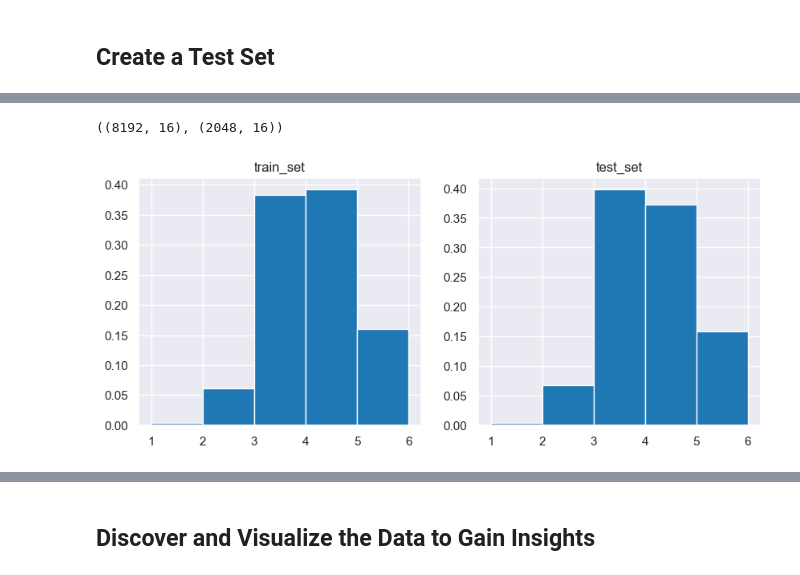
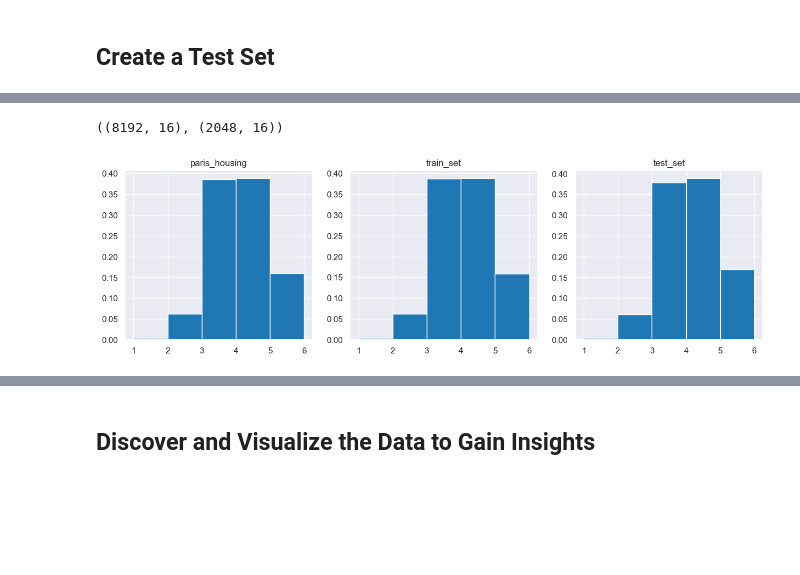
Before and after one commit to BranisGh/Data-Science-Projects, a Jupyter notebook: paris_housing.ipynb, the cells around one changed output, grey strips where cells are left out. Saved outputs shown, nothing was run; the diff lists cells and outputs as text; code cells hidden in the pictures; blank space fills up the shorter version.

```diff
--- a/paris_housing.ipynb
+++ b/paris_housing.ipynb
@@ -54,4 +54,6 @@ paris_housing = pd.read_csv(SAVE_PATH / FILE_NAME, sep=';')
 ## Examine the structure of the data
 
 Cette étape implique de fournir un aperçu succinct de la base de données, en mettant en évidence les variables de chaque échantillon (loyer), ainsi que des informations sur les données telles que leur type, le nombre de valeurs manquantes pour chaque variable, et quelques statistiques intéressantes pour une première visualisation, telles que le nombre d'échantillons, la moyenne, le maximum, le minimum et les quartiles des variables.
+# %%
+paris_housing_ = paris_housing.copy()
 # %%
@@ -177,17 +198,16 @@ def split_train_test(data, test_rat, by=None):
 # %%
-paris_housing['ref_cat'] = pd.cut(paris_housing['ref'],
+paris_housing_['ref_cat'] = pd.cut(paris_housing_['ref'],
                                   bins=[10., 15., 20., 25., 30., 35, 40, np.inf],
                                   labels=[1, 2, 3, 4, 5, 6, 7])
+train_set, test_set = split_train_test(data=paris_housing_, test_rat=0.2, by=None)
+train_set.shape, test_set.shape
+# %% [output]
+((8192, 16), (2048, 16))
-# %%
-train_set, test_set = split_train_test(data=paris_housing, test_rat=0.2, by=None)
-train_set.shape, test_set.shape
-# %% [output]
-((8192, 16), (2048, 16))
 # %%
-fig, axes = plt.subplots(1, 2, figsize=(10, 4))
-sets_name = ['train_set', 'test_set']
-for ax, set, name in zip(axes.flatten(), [train_set, test_set], sets_name):
+sets_name = ['paris_housing', 'train_set', 'test_set']
+fig, axes = plt.subplots(1, len(sets_name), figsize=(15, 4))
+for ax, set, name in zip(axes.flatten(), [paris_housing_, train_set, test_set], sets_name):
     set.ref_cat.hist(bins=5, density=True, ax=ax)
     ax.set_title(name)
 # %% [output]
-[figure, old version]
+[figure, new version]
```
Also changed, not shown: parts of 42 cells of this notebook, 1 other file.
